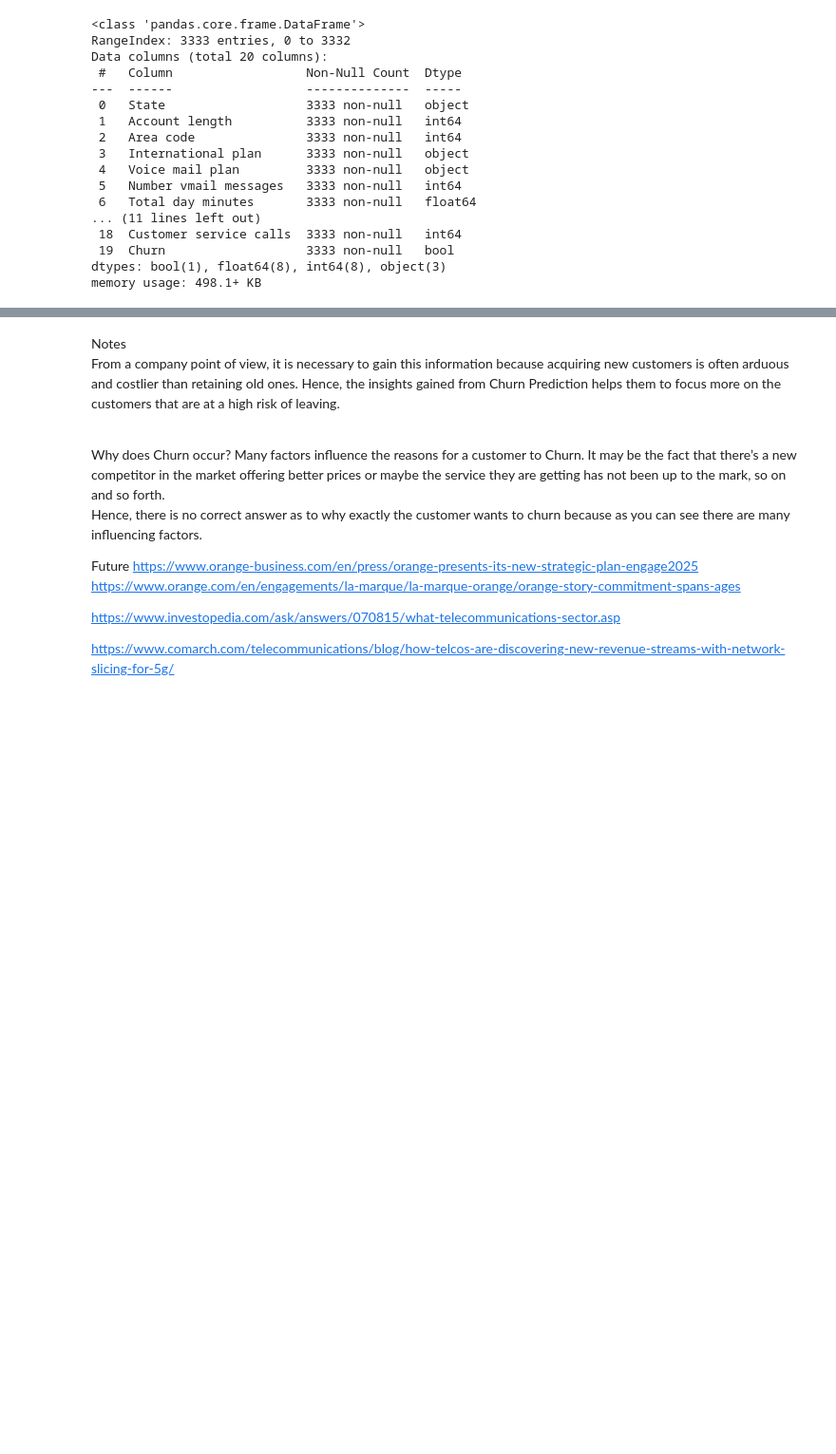
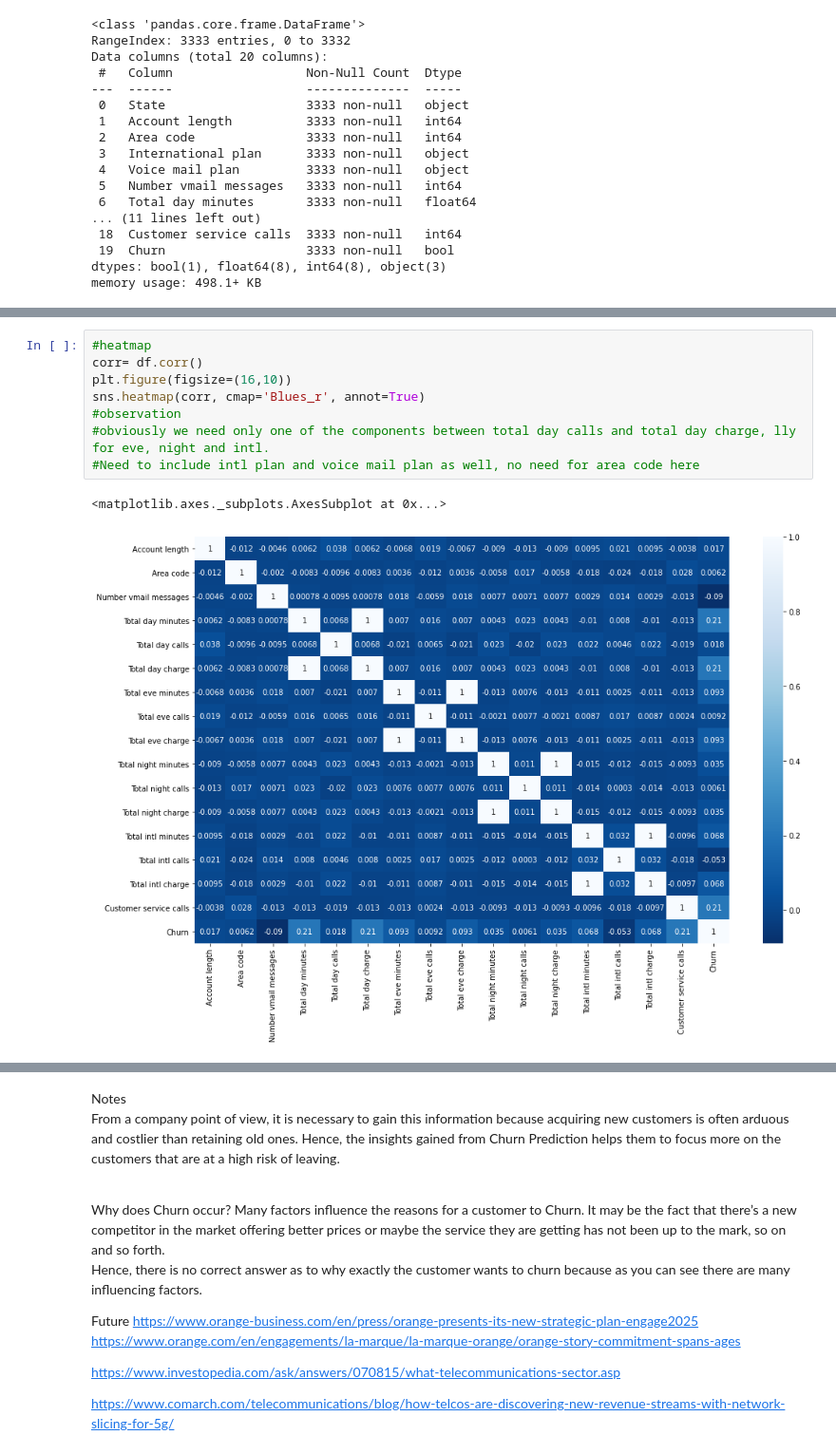
Before and after one commit to vithika-karan/Churn-Data-Analysis, a Jupyter notebook: Telecom_Churn_Analysis_Capstone_Project.ipynb, the cells around one changed output, grey strips where cells are left out. Shown: that part at 95% size. Cells and saved outputs as stored; diff of their text form; blank space fills up the shorter version.

```diff
--- a/Telecom_Churn_Analysis_Capstone_Project.ipynb
+++ b/Telecom_Churn_Analysis_Capstone_Project.ipynb
@@ -81,3 +95,14 @@ Name: Churn, dtype: int64
+# %%
+#heatmap
+corr= df.corr()
+plt.figure(figsize=(16,10))
+sns.heatmap(corr, cmap='Blues_r', annot=True)
+#observation
+#obviously we need only one of the components between total day calls and total day charge, lly for eve, night and intl.
+#Need to include intl plan and voice mail plan as well, no need for area code here
+# %% [output]
+<matplotlib.axes._subplots.AxesSubplot at 0x...>
+[figure, added]
 # %%
 #Now we are going to find out the reasons behind churn, we can see that there are three non numeric columns, lets see how they
 # present themselves against churn on an sns count plot
```
Also changed, not shown: parts of 6 cells of this notebook.
